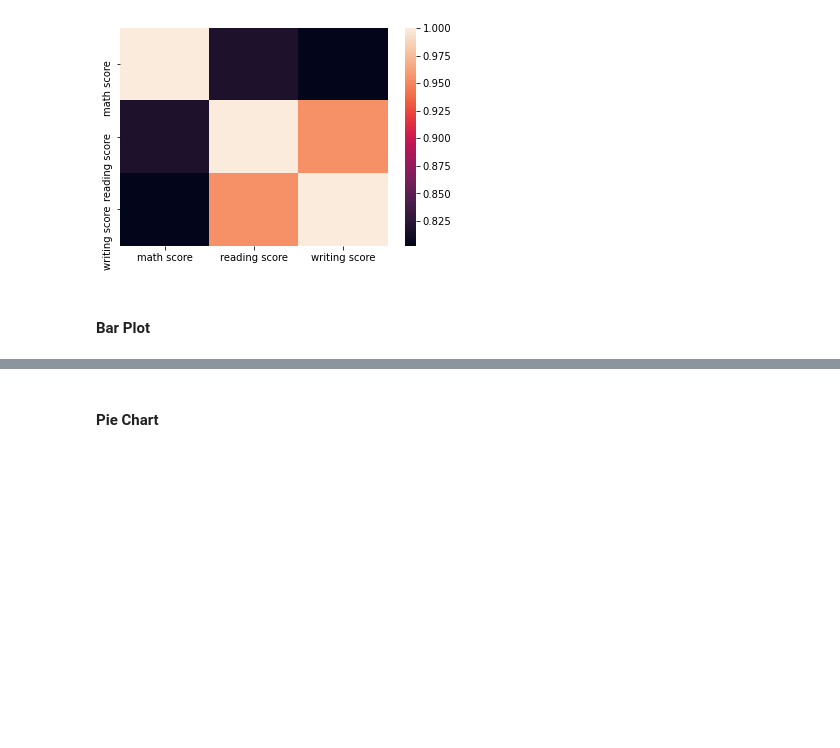
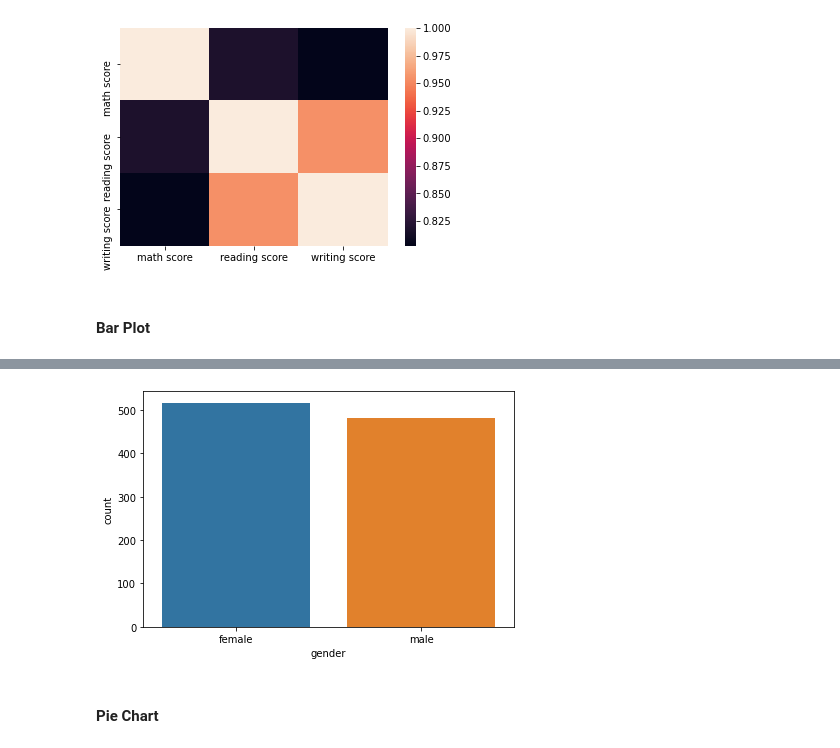
Before and after one commit to bagasadif/StudentPerformance-EDA, a Jupyter notebook: StudentsPerformance_EDA_Visualisation_Classification.ipynb, the cells around one changed output, grey strips where cells are left out. Cells and saved outputs as stored; diff of their text form; code cells hidden in the pictures; blank space fills up the shorter version.

```diff
--- a/StudentsPerformance_EDA_Visualisation_Classification.ipynb
+++ b/StudentsPerformance_EDA_Visualisation_Classification.ipynb
@@ -167,7 +171,9 @@ plt.show()
 # %%
-sns.countplot(data=student_df, x='Species')
+sns.countplot(data=student_df, x='gender')
 plt.tight_layout()
 # sns.countplot?
+# %% [output]
+[figure, added]
 # %% [markdown]
 #### Pie Chart
 # %%
```
Also changed, not shown: parts of 11 cells of this notebook.
